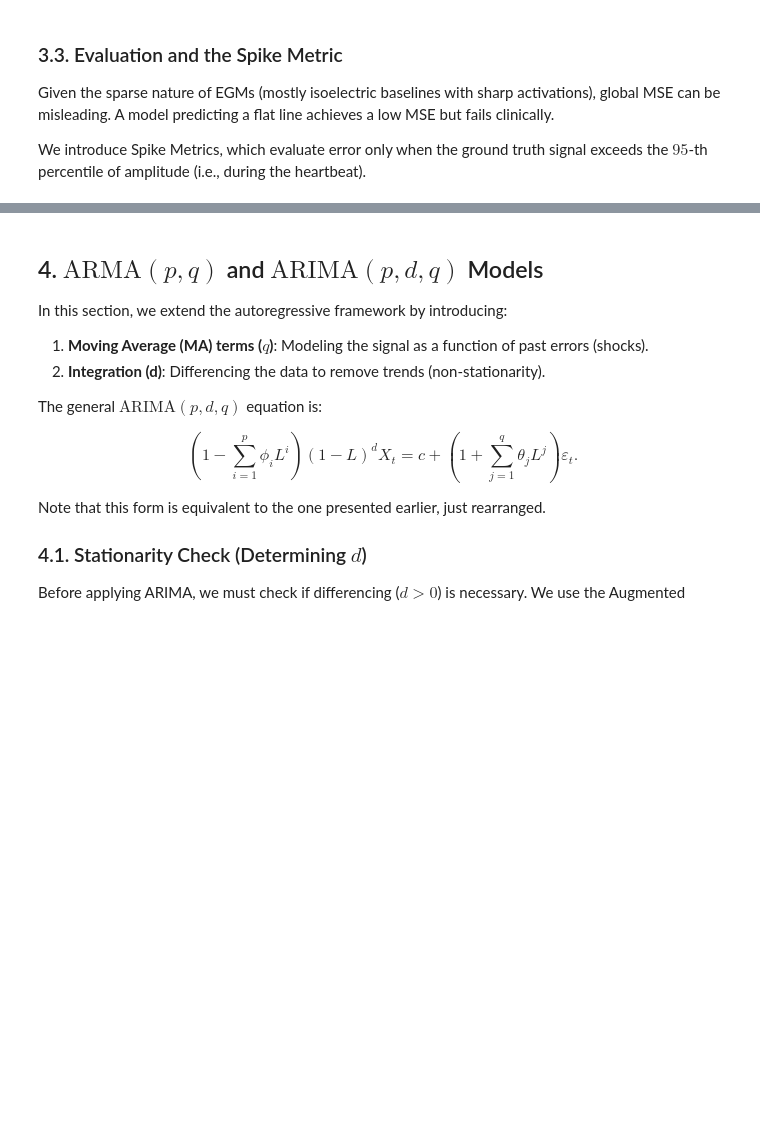
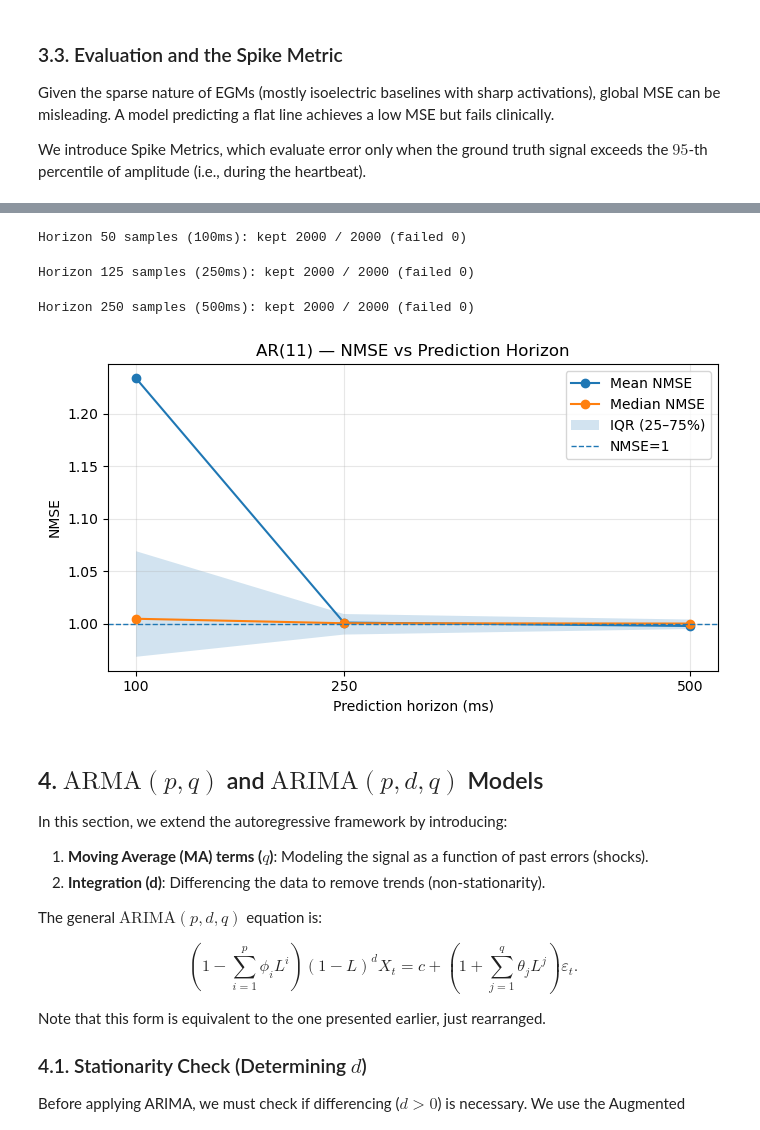
Before and after one commit to javierferna/atrialfib-forecast, a Jupyter notebook: ar.ipynb, the cells around one changed output, grey strips where cells are left out. Cells and saved outputs as stored; diff of their text form; code cells hidden in the pictures; blank space fills up the shorter version.

Commit message:
Add prediction horizon analysis to explain flatline behavior

```diff
--- a/ar.ipynb
+++ b/ar.ipynb
@@ -478,3 +494,77 @@ Spike MAE:     0.188643
+# %%
+# fixed observation window
+T_OBS = 1000           # 2s * 500Hz
+FS = 500
+DT_MS = 1000 / FS
+
+# test group of horizons
+HORIZONS = [50, 125, 250]
+N_MAX = 2000
+
+all_test_idx = np.arange(len(X_test))
+if N_MAX is not None:
+    eval_idx = all_test_idx[:min(N_MAX, len(all_test_idx))]
+else:
+    eval_idx = all_test_idx
+
+def nmse_from_pred(true, pred):
+    mse = mean_squared_error(true, pred)
+    var = np.var(true)
+    if var < 1e-10:
+        var = 1e-10
+    return mse / var
+
+nmse_by_h = {}
+
+for h in HORIZONS:
+    nmse_list = []
+    failed = 0
+
+    for idx in tqdm.tqdm(eval_idx):
+        sig = X_test[idx]
+        history = sig[:T_OBS]
+        target = sig[T_OBS:T_OBS + h]
+
+        try:
+            model = AutoReg(history, lags=AR_LAG, trend='n', old_names=False).fit()
+            forecast = model.predict(start=len(history), end=len(history) + h - 1, dynamic=False)
+            nmse_val = nmse_from_pred(target, forecast)
+            if not (np.isnan(nmse_val) or np.isinf(nmse_val)):
+                nmse_list.append(nmse_val)
+            else:
+                failed += 1
+
+        except Exception:
+            failed += 1
+
+    nmse_by_h[h] = np.array(nmse_list, dtype=np.float64)
+    print(f"Horizon {h} samples ({h/FS*1000:.0f}ms): kept {len(nmse_list)} / {len(eval_idx)} (failed {failed})")
+
+h_sorted = sorted(nmse_by_h.keys())
+x_ms = [h / FS * 1000 for h in h_sorted]
+
+means = [np.mean(nmse_by_h[h]) for h in h_sorted]
+meds  = [np.median(nmse_by_h[h]) for h in h_sorted]
+p25   = [np.percentile(nmse_by_h[h], 25) for h in h_sorted]
+p75   = [np.percentile(nmse_by_h[h], 75) for h in h_sorted]
+
+plt.figure(figsize=(7, 4))
+plt.plot(x_ms, means, marker='o', label='Mean NMSE')
+plt.plot(x_ms, meds, marker='o', label='Median NMSE')
+plt.fill_between(x_ms, p25, p75, alpha=0.2, label='IQR (25–75%)')
+plt.axhline(1.0, linestyle='--', linewidth=1, label='NMSE=1')
+plt.xticks(x_ms, [f"{int(v)}" for v in x_ms])
+plt.xlabel("Prediction horizon (ms)")
+plt.ylabel("NMSE")
+plt.title(f"AR({AR_LAG}) — NMSE vs Prediction Horizon")
+plt.grid(True, alpha=0.3)
+plt.tight_layout()
+plt.show()
+# %% [output]
+Horizon 50 samples (100ms): kept 2000 / 2000 (failed 0)
+Horizon 125 samples (250ms): kept 2000 / 2000 (failed 0)
+Horizon 250 samples (500ms): kept 2000 / 2000 (failed 0)
+[figure, added]
 # %% [markdown]
 ## 4. $\text{ARMA}(p, q)$ and $\text{ARIMA}(p, d, q)$ Models
 
```
Also changed, not shown: parts of 10 cells of this notebook.
